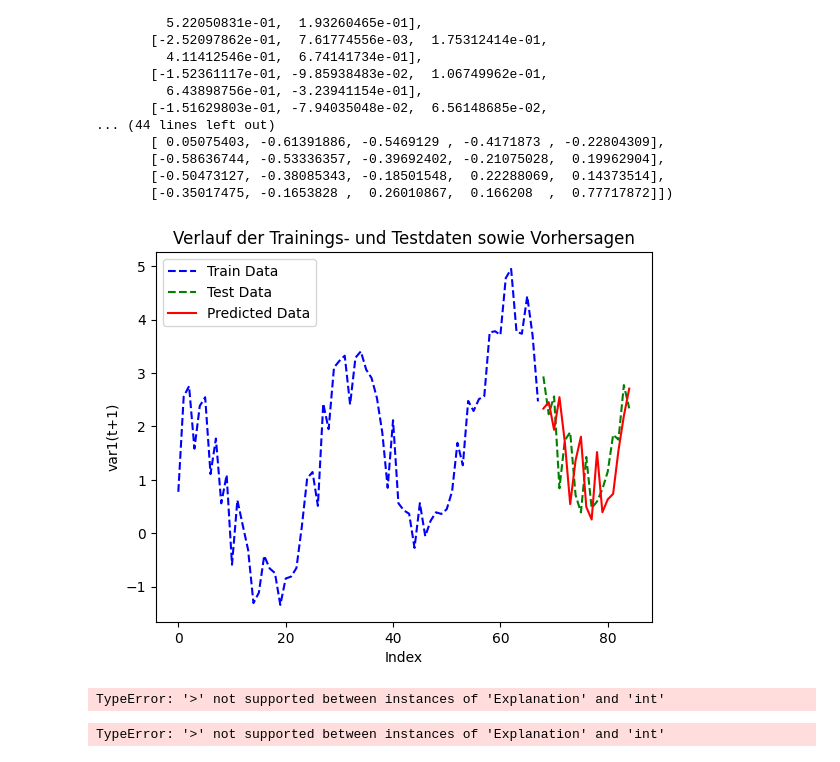
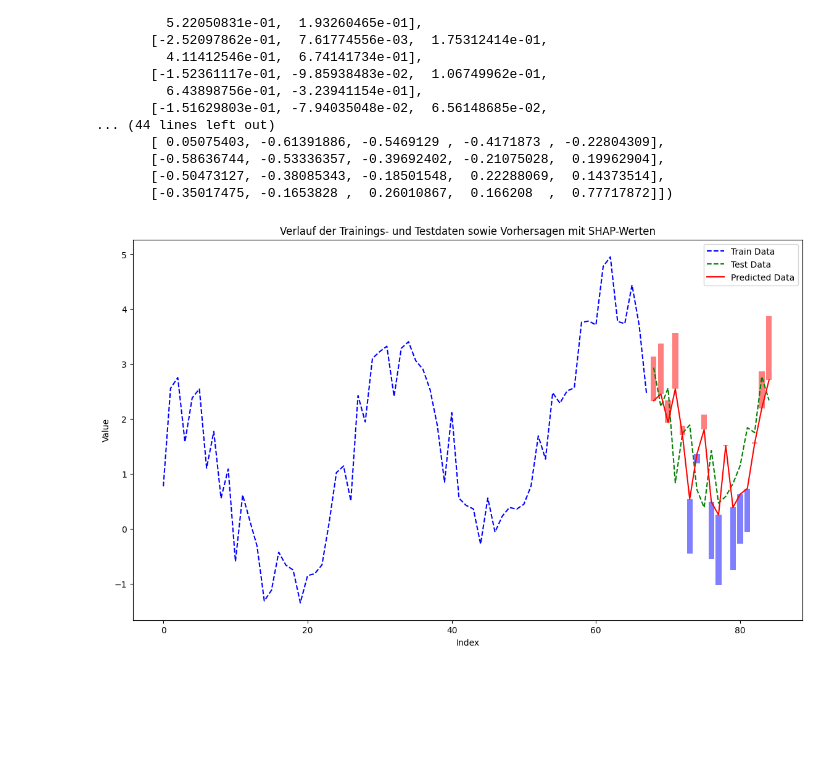
Before and after one commit to mmelinanna/xaiplayground, a Jupyter notebook: random_forest.ipynb, the cells around one changed output. Cells and saved outputs as stored; diff of their text form; code cells hidden in the pictures; blank space fills up the shorter version.

Commit message:
Neuer Plot

```diff
--- a/random_forest.ipynb
+++ b/random_forest.ipynb
@@ -944,40 +944,30 @@ array([[-2.71454870e-01, -9.92439322e-02,  1.64723914e-01,
        [-0.50473127, -0.38085343, -0.18501548,  0.22288069,  0.14373514],
        [-0.35017475, -0.1653828 ,  0.26010867,  0.166208  ,  0.77717872]])
 # %%
+import numpy as np
+import matplotlib.pyplot as plt
 
 # Plotten der tatsächlichen und vorhergesagten Zeitreihe
+plt.figure(figsize=(14, 8))
+
 # Trainingsdaten plotten
 plt.plot(np.arange(len(y_trainRFR)), y_trainRFR, label='Train Data', color='blue', linestyle='--')
 
 # Testdaten plotten
 plt.plot(np.arange(len(y_trainRFR), len(y_trainRFR) + len(y_testRFR)), y_testRFR, label='Test Data', color='green', linestyle='--')
 
 # Vorhergesagte Werte plotten
 plt.plot(np.arange(len(y_trainRFR), len(y_trainRFR) + len(y_testRFR)), y_pred, label='Predicted Data', color='red')
 
+# SHAP-Werte als Balken hinzufügen
+for i in range(len(y_pred)):  # Sicherstellen, dass wir nur über die Länge von y_pred iterieren
+    shap_sum = shap_values[i].values.sum()  # Summe der SHAP-Werte für eine Vorhersage, .values um den numerischen Wert zu bekommen
+    plt.bar(i + len(y_trainRFR), shap_sum, bottom=y_pred[i], color="red" if shap_sum > 0 else "blue", alpha=0.5)
+
 plt.xlabel('Index')
-plt.ylabel('var1(t+1)')
-plt.title('Verlauf der Trainings- und Testdaten sowie Vorhersagen')
+plt.ylabel('Value')
+plt.title('Verlauf der Trainings- und Testdaten sowie Vorhersagen mit SHAP-Werten')
 plt.legend()
 plt.show()
-
-# Hinzufügen der SHAP-Werte als Balken
-for i in range(len(y_trainRFR + y_testRFR)):
-    shap_sum = shap_values[i].sum()  # Summe der SHAP-Werte für eine Vorhersage
-    plt.bar(i, shap_sum, bottom=y_pred[i], color="red" if shap_sum > 0 else "blue", alpha=0.5)
-
-plt.xlabel("Time")
-plt.ylabel("Value")
-plt.legend()
-plt.title("Time Series Plot with SHAP Values")
-plt.show()
 # %% [output]
-[figure, old version]
+[figure, new version]
-TypeError: '>' not supported between instances of 'Explanation' and 'int'
-# %%
-# Hinzufügen der SHAP-Werte als Balken
-for i in range(len(y_trainRFR + y_testRFR)):
-    shap_sum = shap_values[i].sum()  # Summe der SHAP-Werte für eine Vorhersage
-    plt.bar(i, shap_sum, bottom=y_pred[i], color="red" if shap_sum > 0 else "blue", alpha=0.5)
-# %% [output]
-TypeError: '>' not supported between instances of 'Explanation' and 'int'
```
